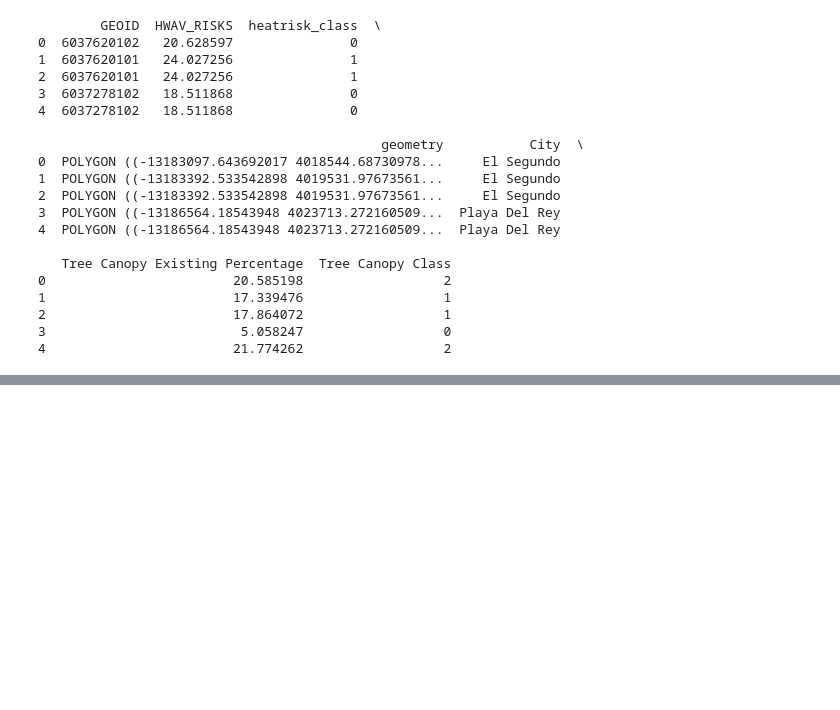
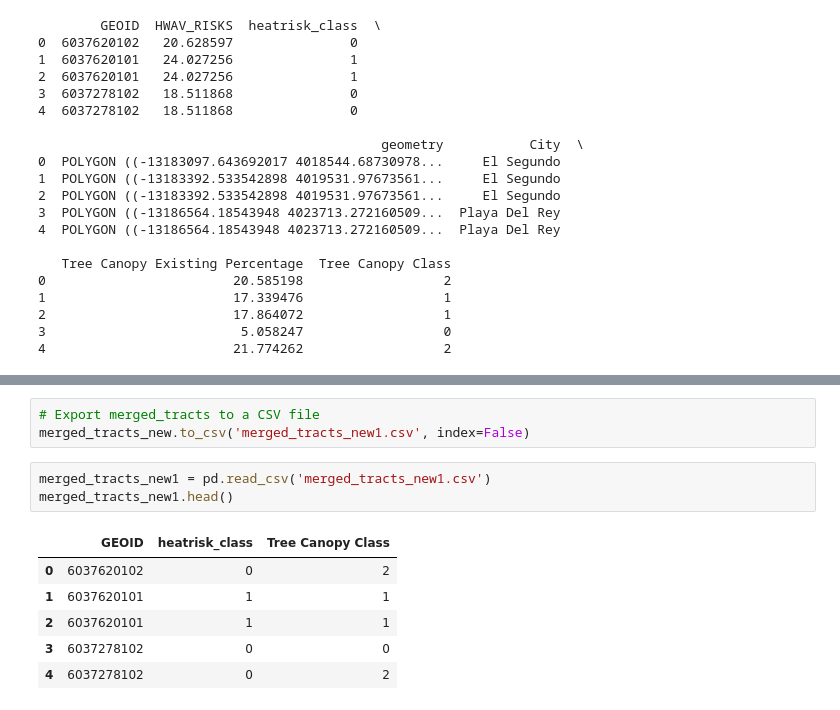
Before and after one commit to cailynschmidt/221finalproject, a Jupyter notebook: Tree_Heat_Index_group.ipynb, the cells around one changed output, grey strips where cells are left out. Cells and saved outputs as stored; diff of their text form; blank space fills up the shorter version.

```diff
--- a/Tree_Heat_Index_group.ipynb
+++ b/Tree_Heat_Index_group.ipynb
@@ -258,0 +235,13 @@ AttributeError: Line2D.set() got an unexpected keyword argument 'scheme'
+# %%
+# Export merged_tracts to a CSV file
+merged_tracts_new.to_csv('merged_tracts_new1.csv', index=False)
+# %%
+merged_tracts_new1 = pd.read_csv('merged_tracts_new1.csv')
+merged_tracts_new1.head()
+# %% [output]
+|  | GEOID | heatrisk_class | Tree Canopy Class |
+| 0 | 6037620102 | 0 | 2 |
+| 1 | 6037620101 | 1 | 1 |
+| 2 | 6037620101 | 1 | 1 |
+| 3 | 6037278102 | 0 | 0 |
+| 4 | 6037278102 | 0 | 2 |
```
Also changed, not shown: parts of 17 cells of this notebook, 3 other files.
